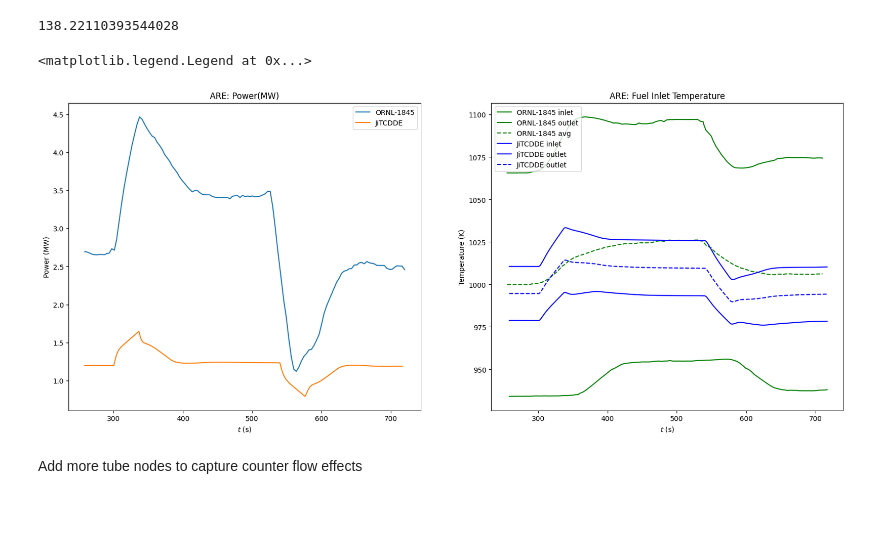
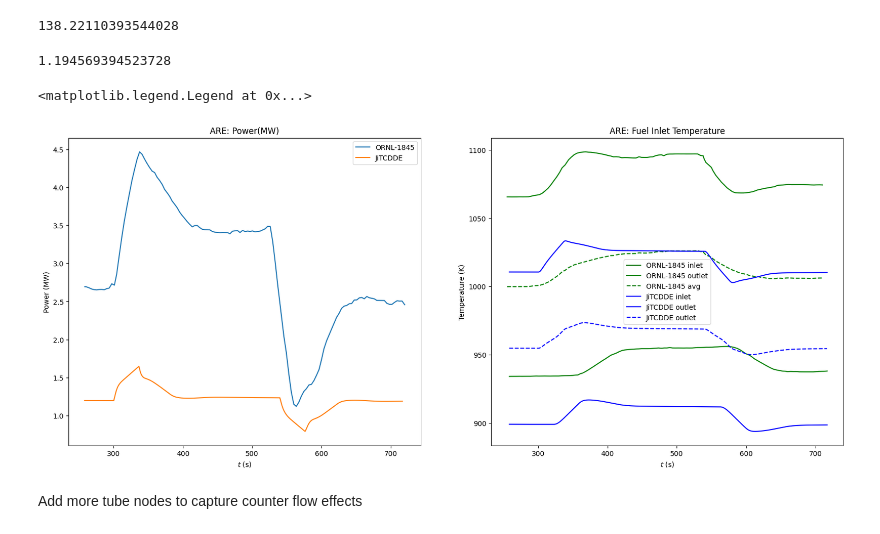
Before and after one commit to LukeLabrie/msc_eng_thesis, a Jupyter notebook: are/model_oop_insert_step_wise_updates.ipynb, the cells around one changed output. Saved outputs shown, nothing was run; the diff lists cells and outputs as text; code cells hidden in the pictures.

```diff
--- a/are/model_oop_insert_step_wise_updates.ipynb
+++ b/are/model_oop_insert_step_wise_updates.ipynb
@@ -308,34 +310,39 @@ print(ornl_avg)
 # %% [output]
 138.22110393544028
+# %%
+P*n.y_out[-1]
+# %% [output]
+1.194569394523728
 # %%
 fig,axs = plt.subplots(1,2,figsize=(20,8))
 
 # from relaxations import relax_feedback_insertion_beta
 # sol_jit = relax_feedback_insertion_beta([-2.00000000e-04,  4.99999886e-05,  1.47679144e-04,  7.31105685e-03, 1.00000000e-03])
 
 axs[0].plot(df_power[0]*60-adj,df_power[1],label="ORNL-1845")
 axs[0].plot(T_insert,[s*P for s in n.y_out[i_insert[0]:(i_insert[-1]+1)]],label="JiTCDDE")
 axs[0].set_xlabel(r"$t$ (s)")
 axs[0].set_ylabel("Power (MW)")
 axs[0].set_title("ARE: Power(MW)")
 axs[0].legend()
 
 ornl_avg = (df_inlet[1]+df_outlet[1])/2
-jitcdde_avg = (pd.DataFrame([s[0] for s in sol_jit])+pd.DataFrame([s[1] for s in sol_jit]))/2
+jitcdde_avg = (((np.array(hx_fh1_f2.y_out)+np.array(hx_fh1_f2.y_out))/2)+(np.array(c_f2.y_out)))/2
+jit_inlet = (np.array(hx_fh1_f2.y_out)+np.array(hx_fh1_f2.y_out))/2
 
 axs[1].plot(df_inlet[0]*60-adj,df_inlet[1],label="ORNL-1845 inlet",color="green")
 axs[1].plot(df_outlet[0]*60-adj,df_outlet[1],label="ORNL-1845 outlet",color="green")
 axs[1].plot(df_outlet[0]*60-adj,ornl_avg,label="ORNL-1845 avg",color="green",linestyle="--")
-axs[1].plot(T_insert,[s[0] for s in sol_jit[i_insert[0]:(i_insert[-1]+1)]],label="JiTCDDE inlet",color="blue")
-axs[1].plot(T_insert,[s[1] for s in sol_jit[i_insert[0]:(i_insert[-1]+1)]],label="JiTCDDE outlet",color="blue")
+axs[1].plot(T_insert,jit_inlet[i_insert[0]:(i_insert[-1]+1)],label="JiTCDDE inlet",color="blue")
+axs[1].plot(T_insert,c_f2.y_out[i_insert[0]:(i_insert[-1]+1)],label="JiTCDDE outlet",color="blue")
 axs[1].plot(T_insert,jitcdde_avg[i_insert[0]:(i_insert[-1]+1)],label="JiTCDDE outlet",color="blue",linestyle="--")
 axs[1].set_xlabel(r"$t$ (s)")
 axs[1].set_ylabel("Temperature (K)")
 axs[1].set_title("ARE: Fuel Inlet Temperature")
 axs[1].legend()
 # %% [output]
 <matplotlib.legend.Legend at 0x...>
-[figure, old version]
+[figure, new version]
 # %% [markdown]
 Add more tube nodes to capture counter flow effects
 # %%
```
Also changed, not shown: parts of 9 cells of this notebook, 17 other files.
